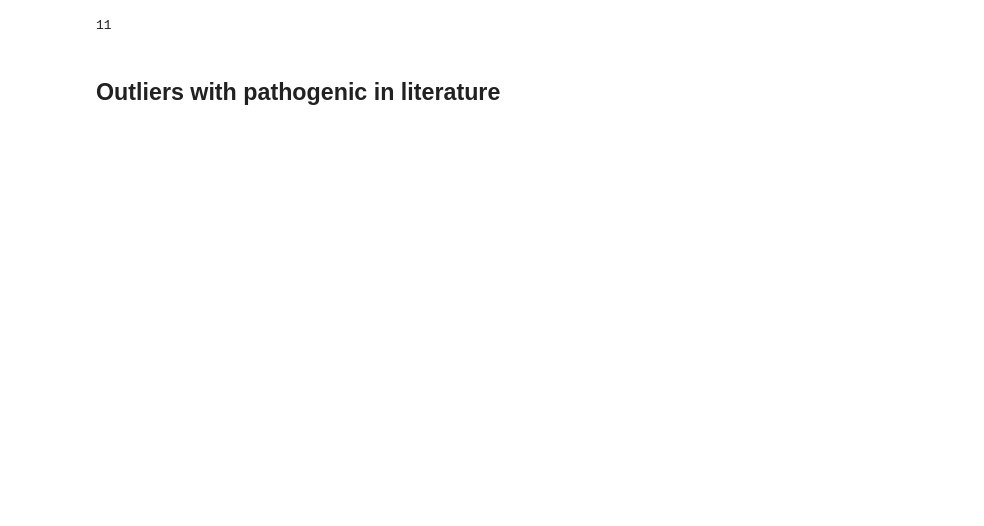
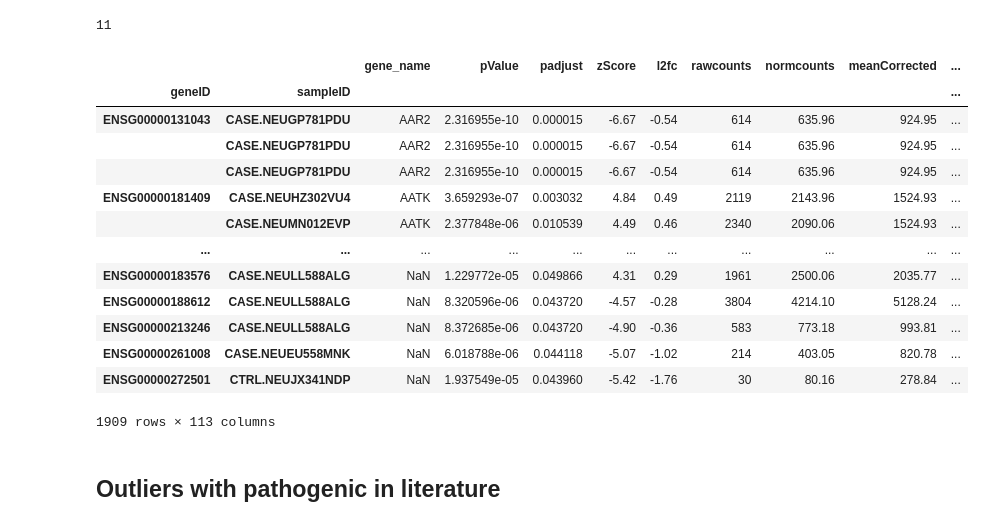
Before and after one commit to gagneurlab/ALS-kaggle, a Jupyter notebook: workflow/notebooks/outlier_prioritized_variants.ipynb, the cells around one changed output. Saved outputs shown, nothing was run; the diff lists cells and outputs as text; code cells hidden in the pictures; blank space fills up the shorter version.

```diff
--- a/workflow/notebooks/outlier_prioritized_variants.ipynb
+++ b/workflow/notebooks/outlier_prioritized_variants.ipynb
@@ -95,6 +99,23 @@ len(df_results[~df_results['cite'].isna()]['gene_name'].unique())
 11
 # %%
 df_results.to_csv(snakemake.output['results_all'])
+# %%
+df_results
+# %% [output]
+|  |  | gene_name | pValue | padjust | zScore | l2fc | rawcounts | normcounts | meanCorrected | ... |
+| geneID | sampleID |  |  |  |  |  |  |  |  | ... |
+| ENSG00000131043 | CASE.NEUGP781PDU | AAR2 | 2.316955e-10 | 0.000015 | -6.67 | -0.54 | 614 | 635.96 | 924.95 | ... |
+|  | CASE.NEUGP781PDU | AAR2 | 2.316955e-10 | 0.000015 | -6.67 | -0.54 | 614 | 635.96 | 924.95 | ... |
+|  | CASE.NEUGP781PDU | AAR2 | 2.316955e-10 | 0.000015 | -6.67 | -0.54 | 614 | 635.96 | 924.95 | ... |
+| ENSG00000181409 | CASE.NEUHZ302VU4 | AATK | 3.659293e-07 | 0.003032 | 4.84 | 0.49 | 2119 | 2143.96 | 1524.93 | ... |
+|  | CASE.NEUMN012EVP | AATK | 2.377848e-06 | 0.010539 | 4.49 | 0.46 | 2340 | 2090.06 | 1524.93 | ... |
+| ... | ... | ... | ... | ... | ... | ... | ... | ... | ... | ... |
+| ENSG00000183576 | CASE.NEULL588ALG | NaN | 1.229772e-05 | 0.049866 | 4.31 | 0.29 | 1961 | 2500.06 | 2035.77 | ... |
+| ENSG00000188612 | CASE.NEULL588ALG | NaN | 8.320596e-06 | 0.043720 | -4.57 | -0.28 | 3804 | 4214.10 | 5128.24 | ... |
+| ENSG00000213246 | CASE.NEULL588ALG | NaN | 8.372685e-06 | 0.043720 | -4.90 | -0.36 | 583 | 773.18 | 993.81 | ... |
+| ENSG00000261008 | CASE.NEUEU558MNK | NaN | 6.018788e-06 | 0.044118 | -5.07 | -1.02 | 214 | 403.05 | 820.78 | ... |
+| ENSG00000272501 | CTRL.NEUJX341NDP | NaN | 1.937549e-05 | 0.043960 | -5.42 | -1.76 | 30 | 80.16 | 278.84 | ... |
+1909 rows × 113 columns
 # %% [markdown]
 ## Outliers with pathogenic in literature
 # %%
```
Also changed, not shown: parts of 4 cells of this notebook, 6 other files.
